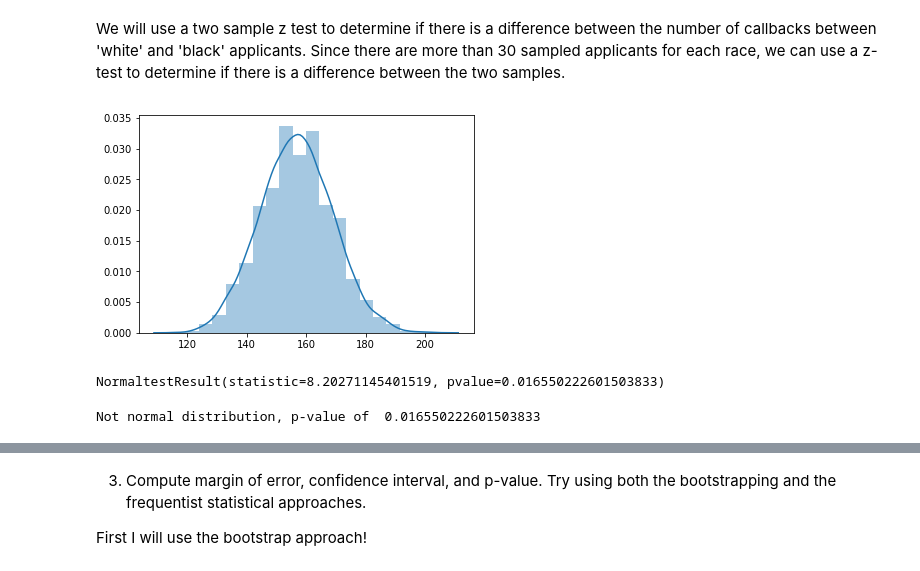
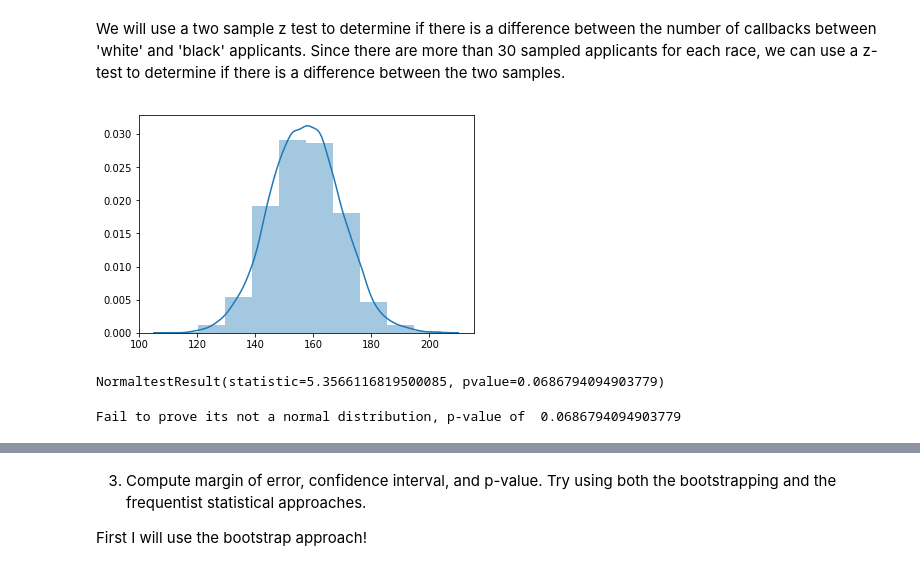
Before and after one commit to ggrahambaker/springboard, a Jupyter notebook: stats_projects/EDA_racial_discrimination/sliderule_dsi_inferential_statistics_exercise_2.ipynb, the cells around one changed output, grey strips where cells are left out. Cells and saved outputs as stored; diff of their text form; code cells hidden in the pictures.

```diff
--- a/stats_projects/EDA_racial_discrimination/sliderule_dsi_inferential_statistics_exercise_2.ipynb
+++ b/stats_projects/EDA_racial_discrimination/sliderule_dsi_inferential_statistics_exercise_2.ipynb
@@ -65,21 +66,21 @@ def draw_bs_samples(data, func, size=1):
     return replicates
 # %%
 b_applicants = data[data.race == 'b']
-bs_b_applicant = sample_count(b_applicants.call, np.sum, 10000)
+bs_b_applicant = draw_bs_samples(b_applicants.call, np.sum, 10000)
 
-_ = sns.distplot(bs_b_applicant, hist=True, bins=20)
+_ = sns.distplot(bs_b_applicant, hist=True, bins=10)
 # %% [output]
-[figure, old version]
+[figure, new version]
 # %%
-p = stats.normaltest(bs_b_applicant)
+p_b = stats.normaltest(bs_b_applicant)
 
-p
+p_b
 # %% [output]
-NormaltestResult(statistic=8.20271145401519, pvalue=0.016550222601503833)
+NormaltestResult(statistic=5.3566116819500085, pvalue=0.0686794094903779)
 # %%
-if(p.pvalue <= 0.05):
-    print("Not normal distribution, p-value of ", p.pvalue)
+if(p_b.pvalue <= 0.05):
+    print("Not normal distribution, p-value of ", p_b.pvalue)
 else:
-    print('Fail to prove its not a normal distribution, p-value of ', p.pvalue)
+    print('Fail to prove its not a normal distribution, p-value of ', p_b.pvalue)
 # %% [output]
-Not normal distribution, p-value of  0.016550222601503833
+Fail to prove its not a normal distribution, p-value of  0.0686794094903779
```
Also changed, not shown: parts of 14 cells of this notebook.
